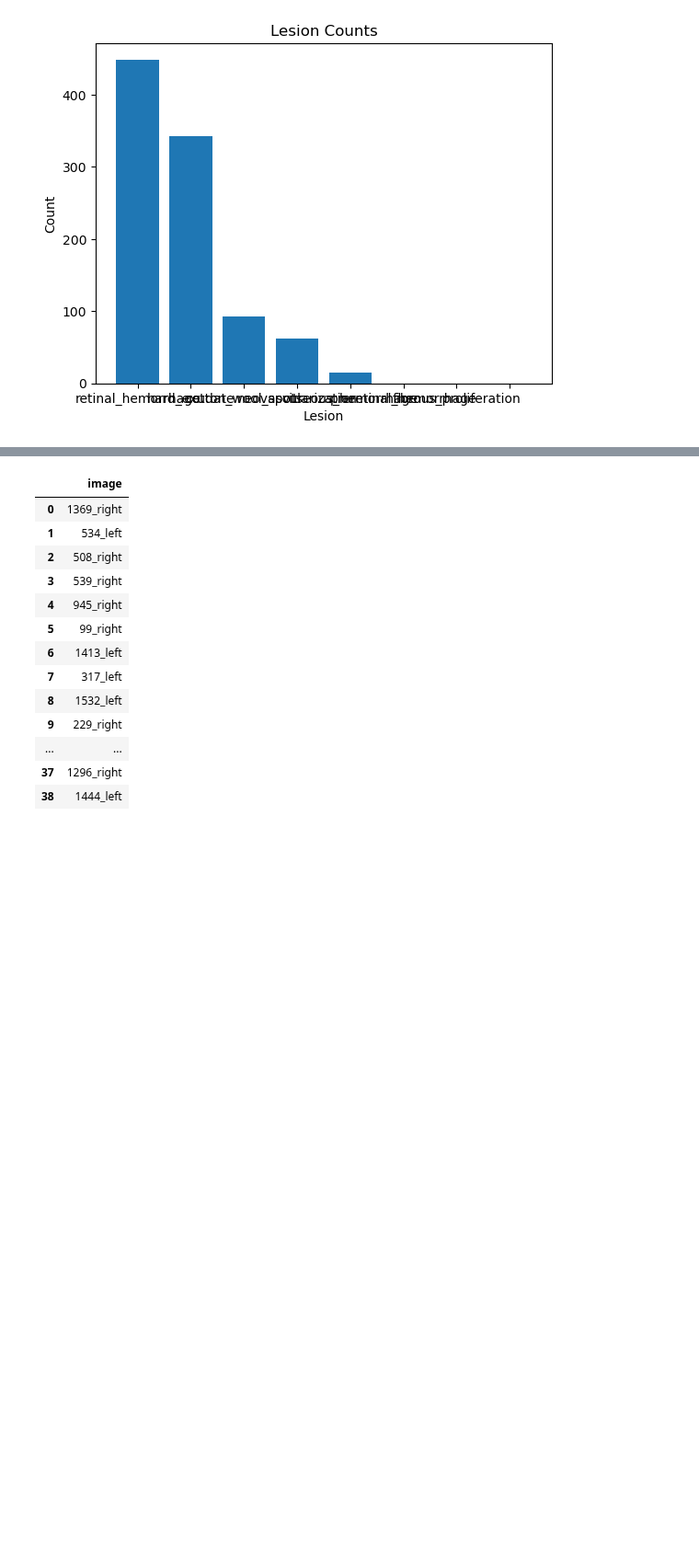
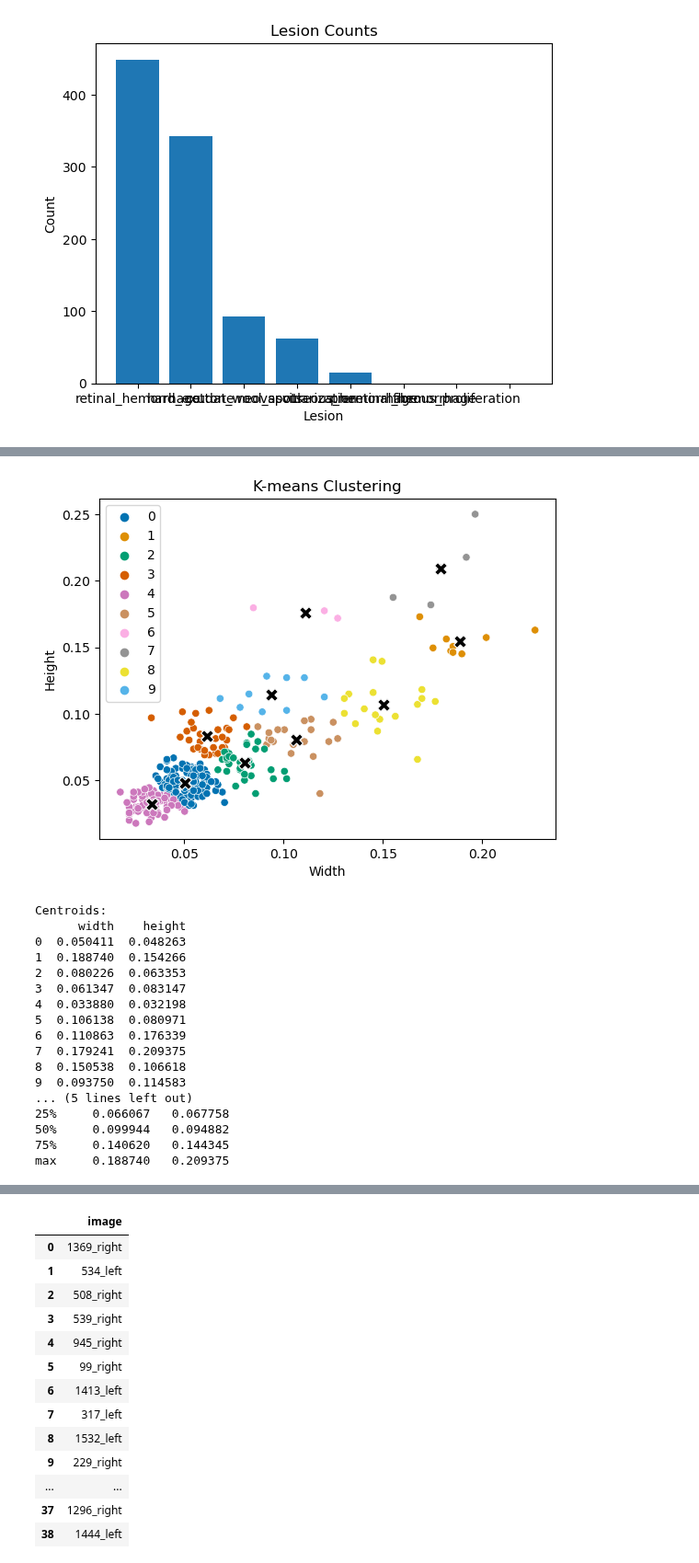
Before and after one commit to AlbertoRomanRamosRodriguez/Tesis-de-Grado, a Jupyter notebook: exploring-retinal-lessions.ipynb, the cells around one changed output, grey strips where cells are left out. Shown at 92% size. Cells and saved outputs as stored; diff of their text form; code cells hidden in the pictures; blank space fills up the shorter version.

```diff
--- a/exploring-retinal-lessions.ipynb
+++ b/exploring-retinal-lessions.ipynb
@@ -173,8 +173,9 @@ plt.show()
 # %%
 lesion_map = {l:idx for idx, l in enumerate(columns)}
 
-print(lesion_map)
+print(f"Lesion map: {lesion_map}")
 
+coordinates = []
 yolo_dataset = {}
 
 for img in dataset.keys():
@@ -195,6 +196,12 @@ for img in dataset.keys():
                 width = bndbox[2]-bndbox[0]
                 height = bndbox[3]-bndbox[1]
 
+                coordinates.append({
+                    'xcenter': xcenter,
+                    'ycenter': ycenter,
+                    'width': width,
+                    'height': height,
+                })
                 bndbox = np.array([xcenter, ycenter, width, height])
                 # print(bndbox)
                 bndbox = bndbox / 896
@@ -209,5 +216,5 @@ for img in dataset.keys():
                     yolo_dataset[img] = []
 
                 yolo_dataset[img].append(dp)
-yolo_dataset
+display(yolo_dataset)
 # %% [output]
@@ -231,0 +275,60 @@ yolo_dataset
+# %%
+from sklearn.cluster import KMeans
+import seaborn as sns
+
+hem_df = pd.DataFrame(coordinates, columns=['xcenter', 'ycenter', 'width', 'height'])
+
+hem_df = hem_df[['width', 'height']] / 896
+
+# display(hem_df)
+
+
+# Perform k-means clustering
+def do_clustering(rand_state: int):
+    k = 10  # Number of clusters
+
+    kmeans = KMeans(n_clusters=k, n_init=10, random_state=rand_state)
+    kmeans.fit(hem_df)
+
+    # Add cluster labels to the DataFrame
+    hem_df['cluster'] = kmeans.labels_
+
+    # Print the centroids
+    centroids = pd.DataFrame(kmeans.cluster_centers_, columns=['width','height'])
+
+    # Plot the clusters
+    sns.scatterplot(data=hem_df, x='width', y='height', hue='cluster', palette='colorblind')
+    sns.scatterplot(data=centroids, x='width', y='height', color='black', marker='X', s=100)
+
+    plt.xlabel('width'.title())
+    plt.ylabel('height'.title())
+    plt.title('K-means Clustering')
+    plt.show()
+
+    print("Centroids:")
+    print(centroids)
+    centroid_description = centroids.describe()
+    print(centroid_description)
+
+    return centroid_description.loc['mean', 'width':'height'].to_numpy()
+
+centroid_mean = do_clustering(16)
+# %% [output]
+[figure, added]
+Centroids:
+      width    height
+0  0.050411  0.048263
+1  0.188740  0.154266
+2  0.080226  0.063353
+3  0.061347  0.083147
+4  0.033880  0.032198
+5  0.106138  0.080971
+6  0.110863  0.176339
+7  0.179241  0.209375
+8  0.150538  0.106618
+9  0.093750  0.114583
+... (5 lines left out)
+25%     0.066067   0.067758
+50%     0.099944   0.094882
+75%     0.140620   0.144345
+max     0.188740   0.209375
```
Also changed, not shown: parts of 5 cells of this notebook.
